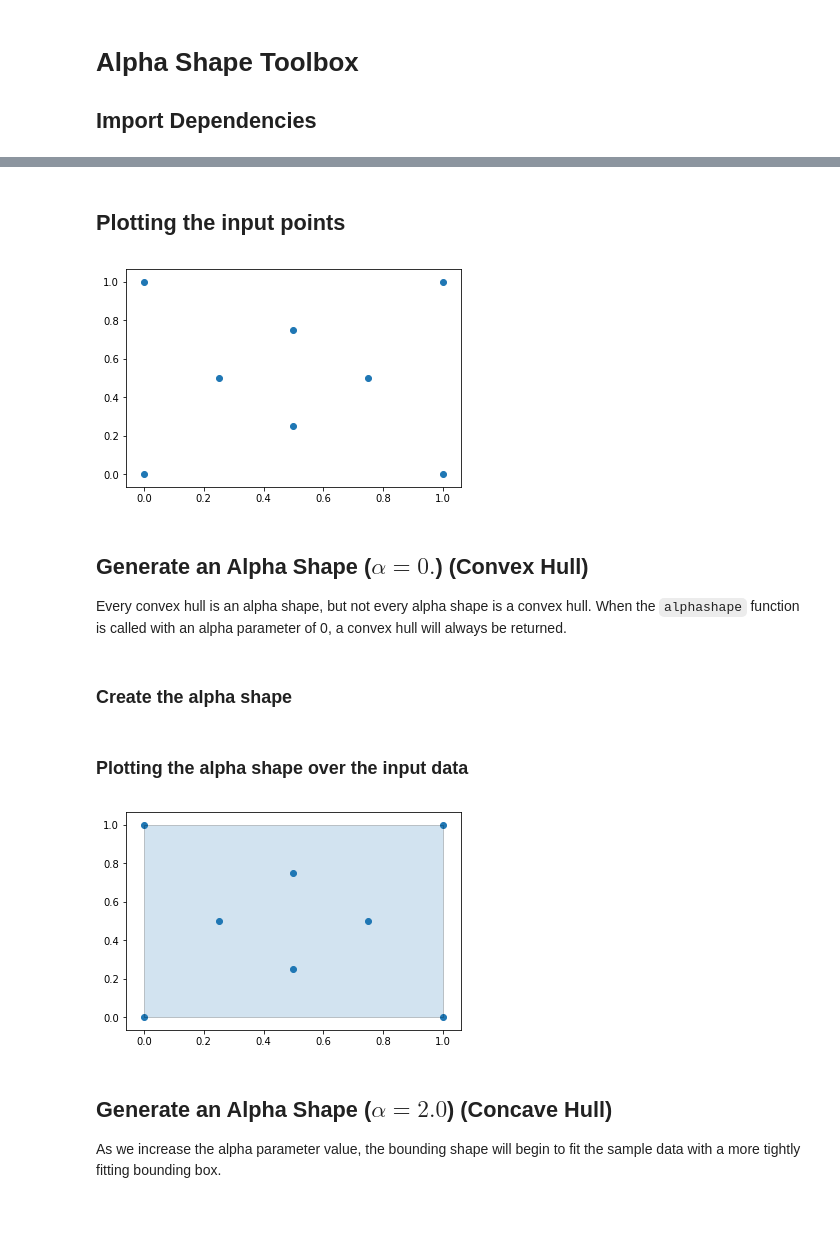
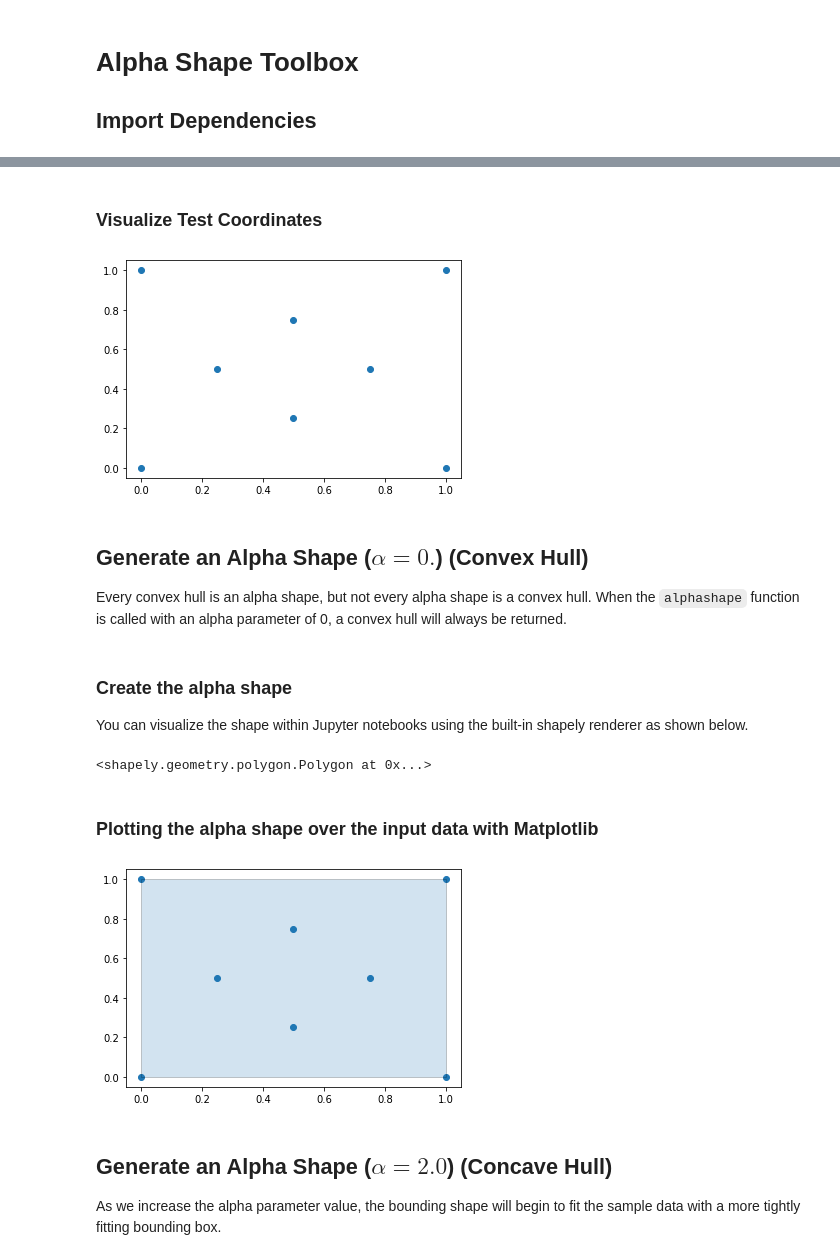
Before and after one commit to bellockk/alphashape, a Jupyter notebook: examples/alphashape.ipynb, the cells around one changed output, grey strips where cells are left out. Drawn from its saved outputs; the diff is of its cells as text; code cells hidden in the pictures; blank space fills up the shorter version.

Commit message:
Updating reame and notebook examples

```diff
--- a/examples/alphashape.ipynb
+++ b/examples/alphashape.ipynb
@@ -13,3 +17,7 @@ import alphashape
 # %%
-points = [(0., 0.), (0., 1.), (1., 1.), (1., 0.),
-          (0.5, 0.25), (0.5, 0.75), (0.25, 0.5), (0.75, 0.5)]
+points_2d = [
+    (0., 0.), (0., 1.), (1., 1.),
+    (1., 0.), (0.5, 0.25), (0.5, 0.75),
+    (0.25, 0.5), (0.75, 0.5)]
+df_2d = pd.DataFrame(points_2d, columns=['x', 'y'])
+df_2d.style.hide_index()
@@ -16,27 +34,32 @@ points = [(0., 0.), (0., 1.), (1., 1.), (1., 0.),
-# %% [markdown]
-## Plotting the input points
+# %% [markdown]
+### Visualize Test Coordinates
 # %%
 fig, ax = plt.subplots()
-ax.scatter(*zip(*points))
+ax.scatter(*zip(*points_2d))
 plt.show()
 # %% [output]
-[figure, old version]
+[figure, new version]
 # %% [markdown]
 ## Generate an Alpha Shape ($\alpha=0.$) (Convex Hull)
 Every convex hull is an alpha shape, but not every alpha shape is a convex hull.  When the `alphashape` function is called with an alpha parameter of 0, a convex hull will always be returned.
+# %% [markdown]
+### Create the alpha shape
+
+You can visualize the shape within Jupyter notebooks using the built-in shapely renderer as shown below.
+# %%
+alpha_shape = alphashape.alphashape(points_2d, 0.)
+alpha_shape
+# %% [output]
+<shapely.geometry.polygon.Polygon at 0x...>
 # %% [markdown]
-### Create the alpha shape
+### Plotting the alpha shape over the input data with Matplotlib
-# %%
-alpha_shape = alphashape.alphashape(points, 0.)
-# %% [markdown]
-### Plotting the alpha shape over the input data
 # %%
 fig, ax = plt.subplots()
-ax.scatter(*zip(*points))
+ax.scatter(*zip(*points_2d))
 ax.add_patch(PolygonPatch(alpha_shape, alpha=0.2))
 plt.show()
 # %% [output]
-[figure, old version]
+[figure, new version]
 # %% [markdown]
 ## Generate an Alpha Shape ($\alpha=2.0$) (Concave Hull)
 As we increase the alpha parameter value, the bounding shape will begin to fit the sample data with a more tightly fitting bounding box.
```
Also changed, not shown: parts of 40 cells of this notebook, 1 other file.
